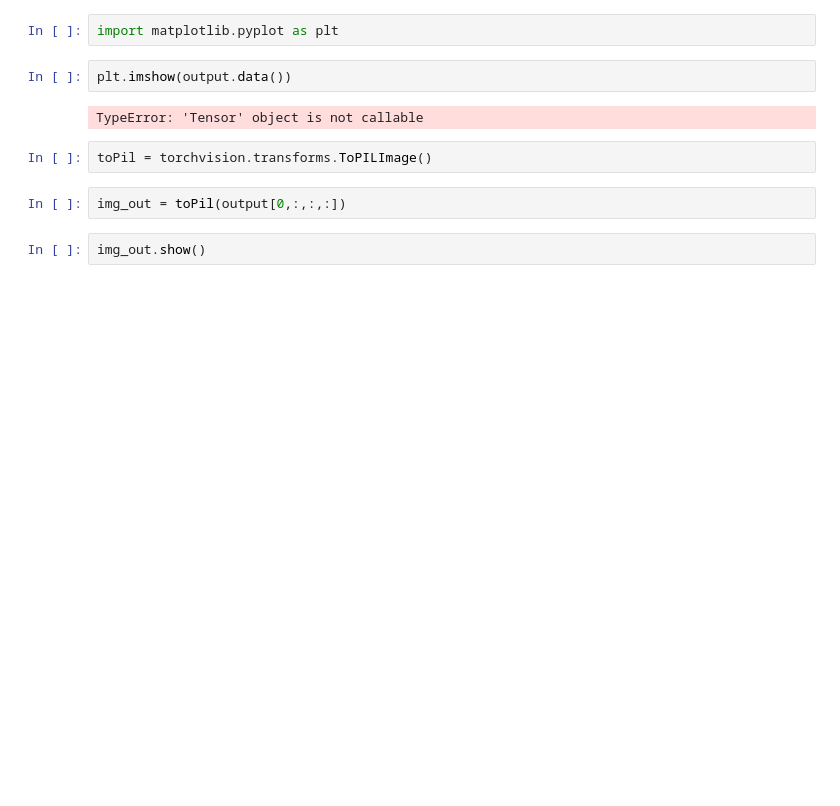
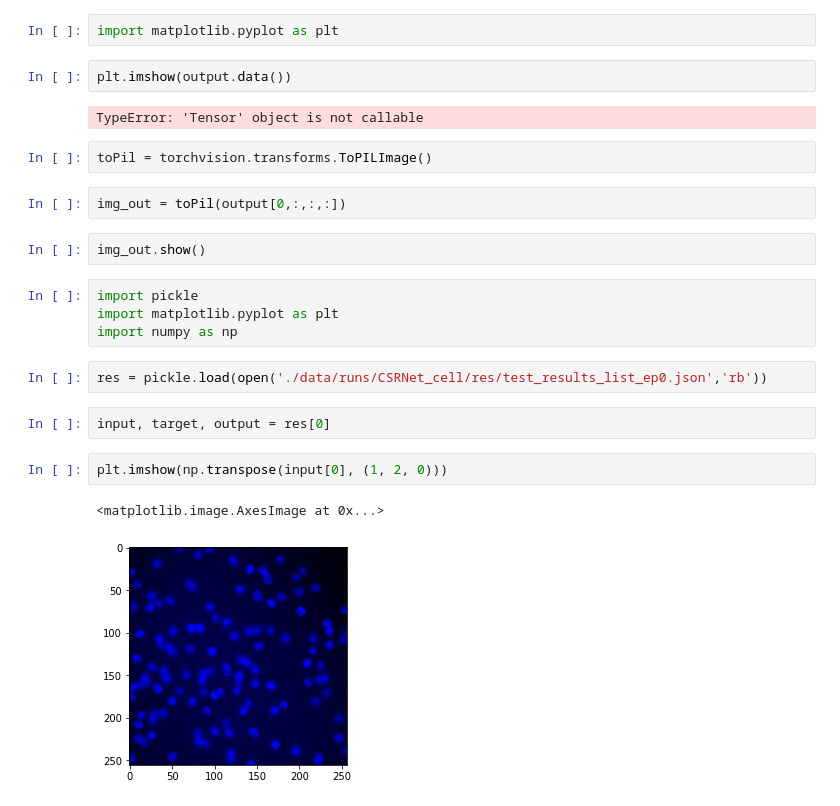
Before and after one commit to AAS97/CSRNet-Runnable, a Jupyter notebook: testing.ipynb, the cells around one changed output. Saved outputs shown, nothing was run; the diff lists cells and outputs as text; blank space fills up the shorter version.

```diff
--- a/testing.ipynb
+++ b/testing.ipynb
@@ -44,3 +44,16 @@ toPil = torchvision.transforms.ToPILImage()
 img_out = toPil(output[0,:,:,:])
 # %%
 img_out.show()
+# %%
+import pickle
+import matplotlib.pyplot as plt
+import numpy as np
+# %%
+res = pickle.load(open('./data/runs/CSRNet_cell/res/test_results_list_ep0.json','rb'))
+# %%
+input, target, output = res[0]
+# %%
+plt.imshow(np.transpose(input[0], (1, 2, 0)))
+# %% [output]
+<matplotlib.image.AxesImage at 0x...>
+[figure, added]
```
Also changed, not shown: parts of 9 cells of this notebook, 6 other files.
